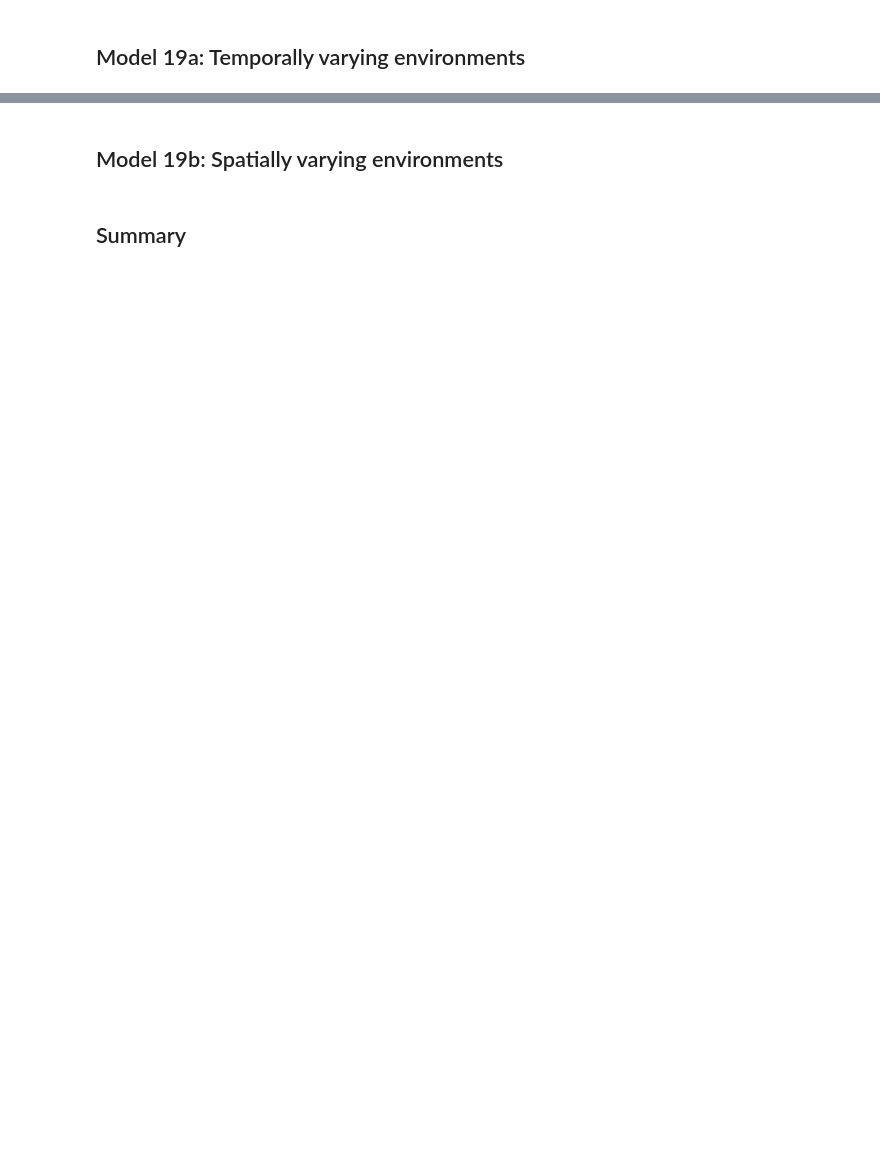
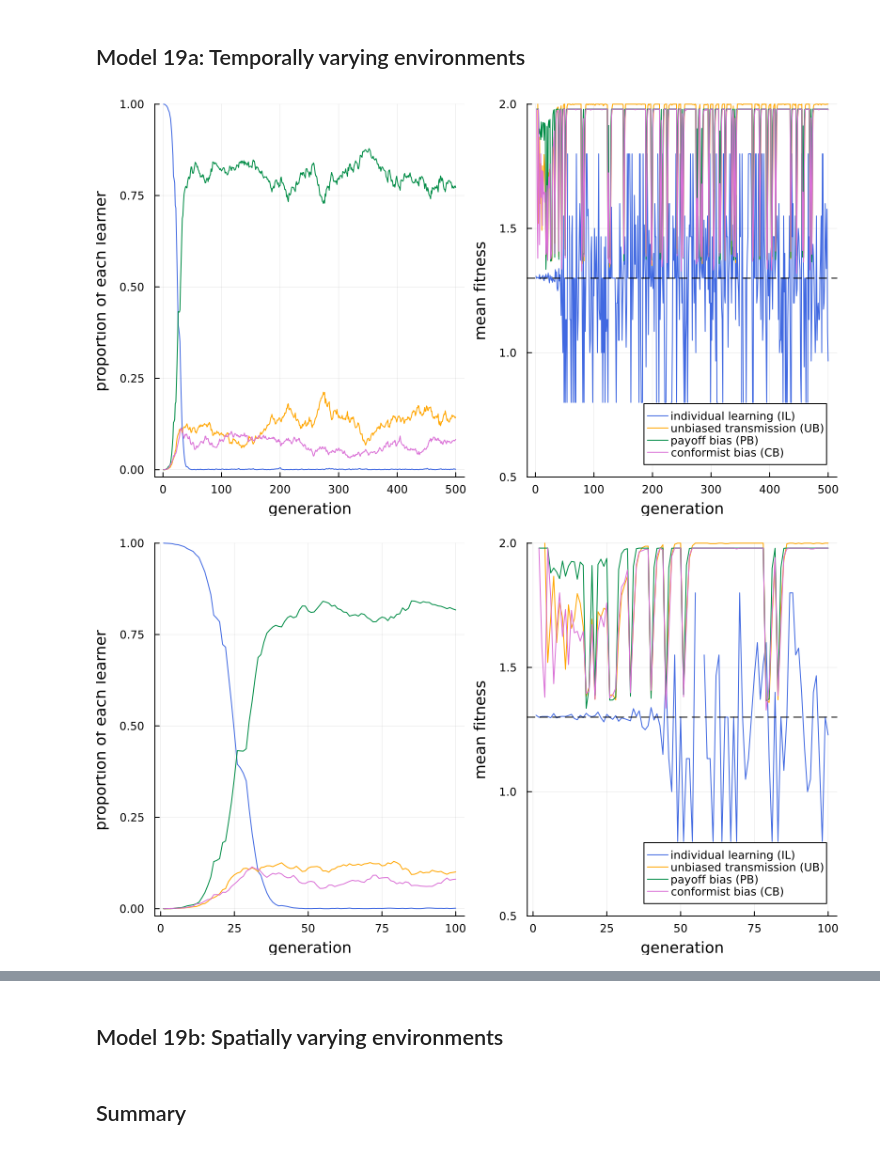
Before and after one commit to mas178/social-simulation, a Jupyter notebook: Mesoudi2021/model19_the_evolution_of_social_learning_strategies.ipynb, the cells around one changed output, grey strips where cells are left out. Cells and saved outputs as stored; diff of their text form; code cells hidden in the pictures; blank space fills up the shorter version.

Commit message:
mod model 19

```diff
--- a/Mesoudi2021/model19_the_evolution_of_social_learning_strategies.ipynb
+++ b/Mesoudi2021/model19_the_evolution_of_social_learning_strategies.ipynb
@@ -34,32 +28,40 @@ Julia version: 1.9.0
 # %% [markdown]
 ## Model 19a: Temporally varying environments
 # %%
-function SLStemporal(
+function SLStemporal(;
     N::Int = 5_000,
     time_steps::Int = 500,
-    p_i::Float64 = 0.5,  # chance of discovering the correct behaviour
+    p_i::Float64 = 0.5,   # chance of discovering the correct behaviour
     b::Float64 = 1.0,    # 正しい行動を取ったときのベネフィット
     c_i::Float64 = 0.2,  # 個人的学習のコスト
+    c_p::Float64 = 0.02, # payoff bias learning のコスト
+    c_c::Float64 = 0.02, # conformist bias learning のコスト
     μ::Float64 = 0.001,  # 変異率
     v::Float64 = 0.9,    # probability of changing environment
-    n::Float64 = 3.0,
-    f::Float64 = 3.0,
-    c_c::Float64 = 0.02,
-    c_p::Float64 = 0.02,
+    n::Int = 3,          # demonstrators count
+    f::Float64 = 3.0,    # CB leaners copy majority behaviour according to parameter f
 )
     agent_df = make_agent_df(N)
     output_df = make_output_df(time_steps)
 
     for time_step = 1:time_steps
-        individual_learning!(agent_df, pᵢ)
-        social_learning!(agent_df, v)
-        update_fitnesses!(agent_df, b, cᵢ)
+        individual_learning!(agent_df, p_i)
+        social_learning_for_critical_learners!(agent_df, v, n, f)
+        individual_learning_for_incorrect_sl!(agent_df, p_i)
+        update_fitnesses!(agent_df, b, c_i, c_p, c_c)
         record_frequency_and_fitnesses!(output_df, agent_df, time_step)
         selection_and_reproduction!(agent_df)
         mutation_19!(agent_df, μ)
     end
 
-    output_df.predictedILfitness .= 1 + b * pᵢ - cᵢ
+    output_df.predictedILfitness .= 1 + b * p_i - c_i
 
     return output_df
 end;
+# %%
+df = SLStemporal()
+plot_model19(df)
+plot_model19(df[1:100, :])
+# %% [output]
+[figure, added]
+[figure, added]
```
Also changed, not shown: parts of 4 cells of this notebook, 3 other files.
